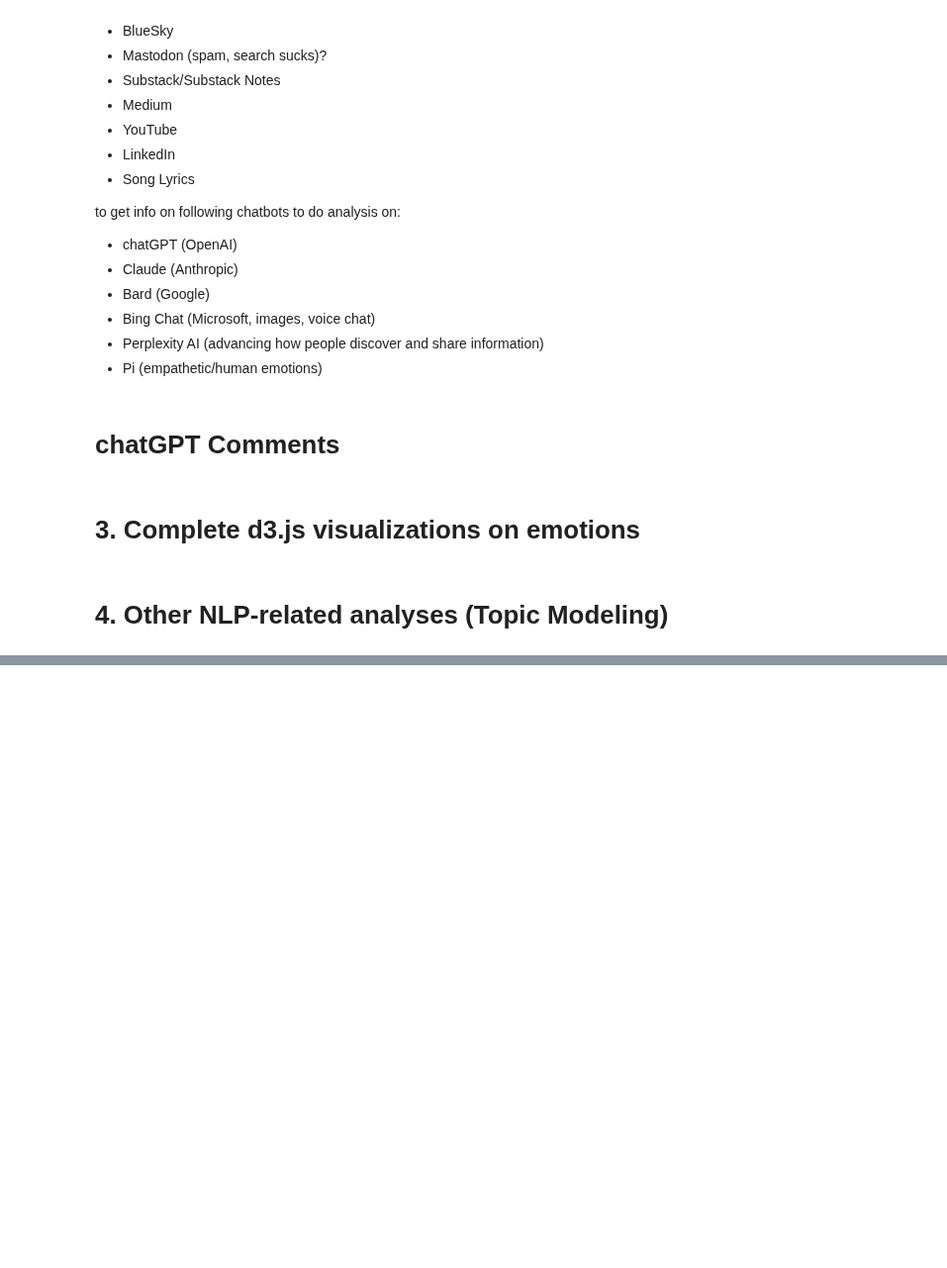
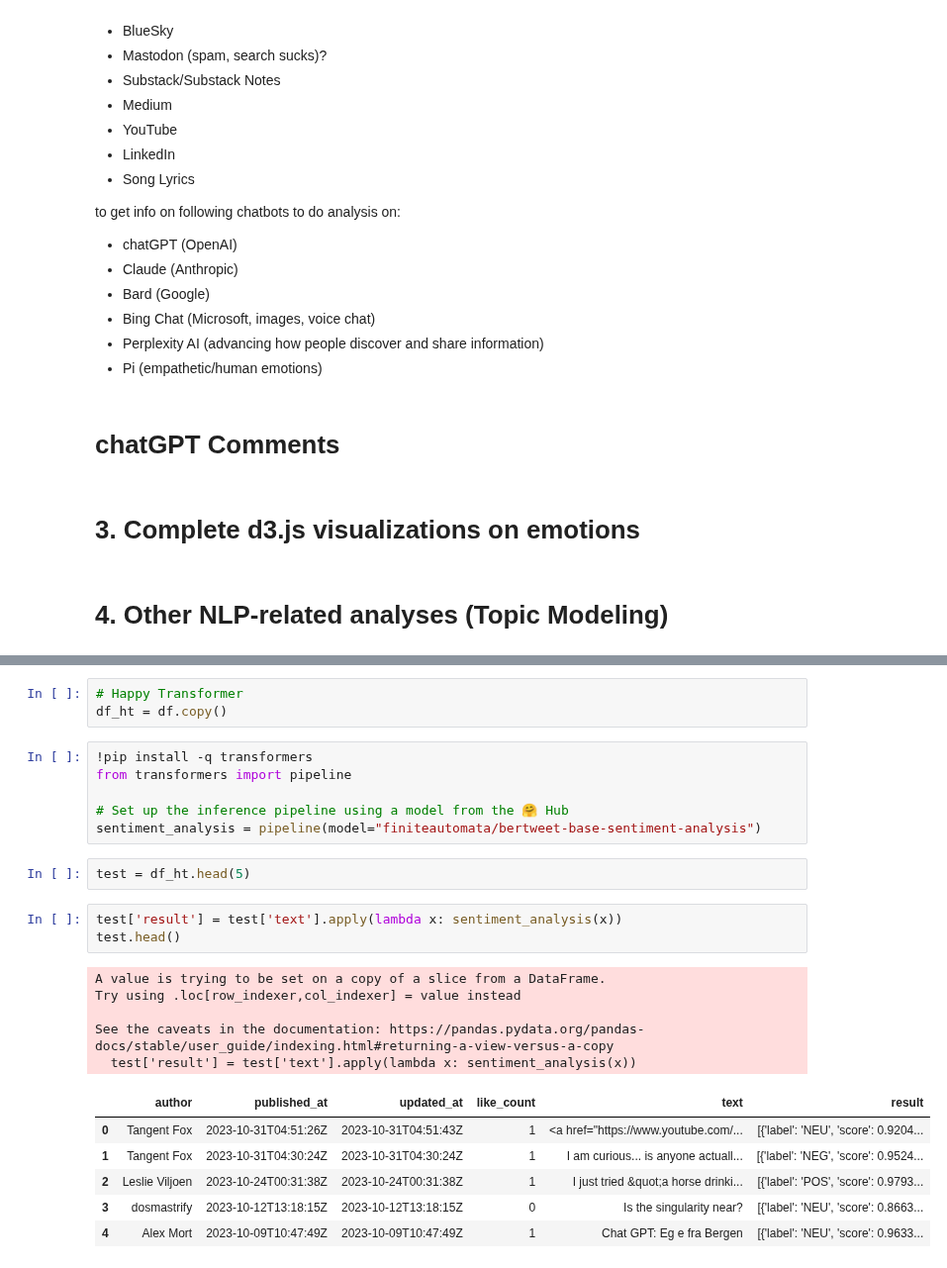
Before and after one commit to mindyng/2023-Business-Projects, a Jupyter notebook: sentiment-analysis-on-llm-chatbots.ipynb, the cells around one changed output, grey strips where cells are left out. Shown at 99% size. Drawn from its saved outputs; the diff is of its cells as text; blank space fills up the shorter version.

```diff
--- a/sentiment-analysis-on-llm-chatbots.ipynb
+++ b/sentiment-analysis-on-llm-chatbots.ipynb
@@ -111,0 +150,26 @@ df.head(10)
+# %%
+# Happy Transformer
+df_ht = df.copy()
+# %%
+!pip install -q transformers
+from transformers import pipeline
+
+# Set up the inference pipeline using a model from the 🤗 Hub
+sentiment_analysis = pipeline(model="finiteautomata/bertweet-base-sentiment-analysis")
+# %%
+test = df_ht.head(5)
+# %%
+test['result'] = test['text'].apply(lambda x: sentiment_analysis(x))
+test.head()
+# %% [output]
+A value is trying to be set on a copy of a slice from a DataFrame.
+Try using .loc[row_indexer,col_indexer] = value instead
+
+See the caveats in the documentation: https://pandas.pydata.org/pandas-docs/stable/user_guide/indexing.html#returning-a-view-versus-a-copy
+  test['result'] = test['text'].apply(lambda x: sentiment_analysis(x))
+|  | author | published_at | updated_at | like_count | text | result |
+| 0 | Tangent Fox | 2023-10-31T04:51:26Z | 2023-10-31T04:51:43Z | 1 | <a href="https://www.youtube.com/... | [{'label': 'NEU', 'score': 0.9204... |
+| 1 | Tangent Fox | 2023-10-31T04:30:24Z | 2023-10-31T04:30:24Z | 1 | I am curious... is anyone actuall... | [{'label': 'NEG', 'score': 0.9524... |
+| 2 | Leslie Viljoen | 2023-10-24T00:31:38Z | 2023-10-24T00:31:38Z | 1 | I just tried &quot;a horse drinki... | [{'label': 'POS', 'score': 0.9793... |
+| 3 | dosmastrify | 2023-10-12T13:18:15Z | 2023-10-12T13:18:15Z | 0 | Is the singularity near? | [{'label': 'NEU', 'score': 0.8663... |
+| 4 | Alex Mort | 2023-10-09T10:47:49Z | 2023-10-09T10:47:49Z | 1 | Chat GPT: Eg e fra Bergen | [{'label': 'NEU', 'score': 0.9633... |
```
Also changed, not shown: parts of 14 cells of this notebook.
